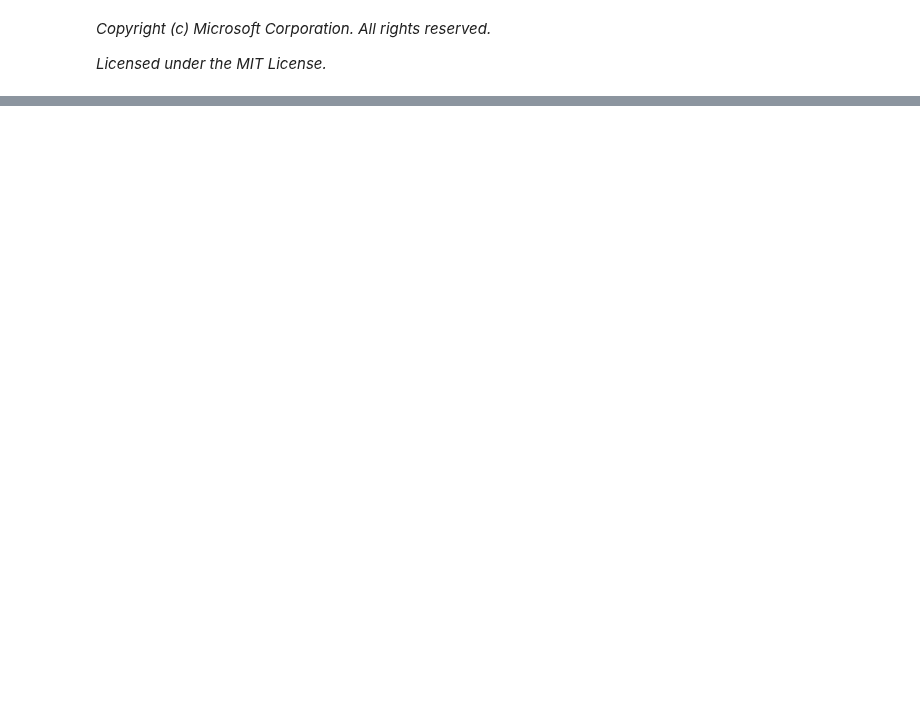
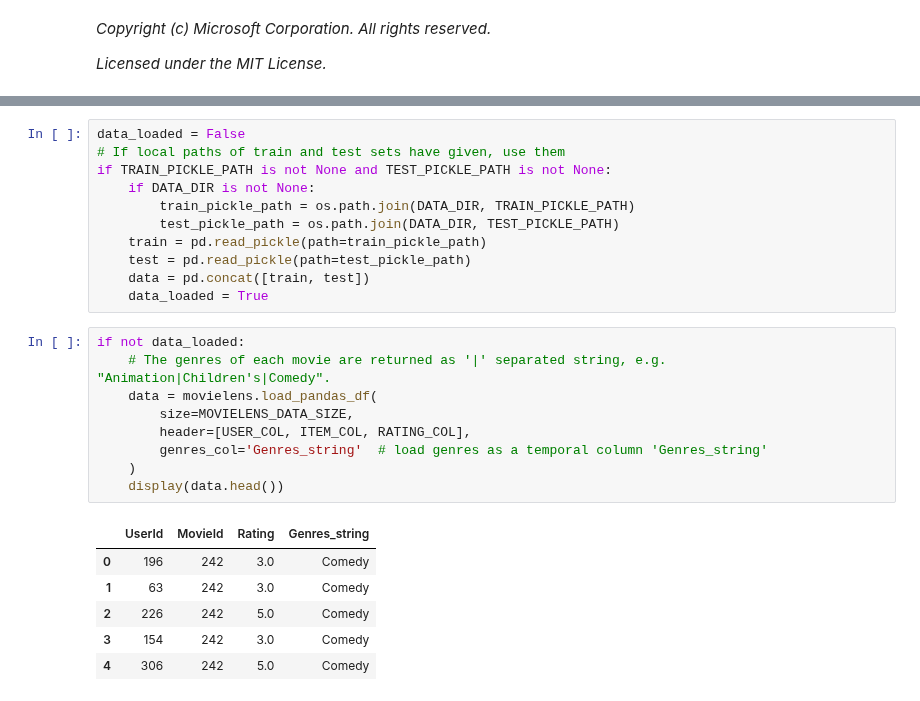
Before and after one commit to recommenders-team/recommenders, a Jupyter notebook: notebooks/00_quick_start/wide_deep_model_movielens.ipynb, the cells around one changed output, grey strips where cells are left out. Drawn from its saved outputs; the diff is of its cells as text; blank space fills up the shorter version.

```diff
--- a/notebooks/00_quick_start/wide_deep_model_movielens.ipynb
+++ b/notebooks/00_quick_start/wide_deep_model_movielens.ipynb
@@ -553,0 +113,27 @@ shutil.rmtree(EXPORT_DIR_BASE)
+# %%
+data_loaded = False
+# If local paths of train and test sets have given, use them
+if TRAIN_PICKLE_PATH is not None and TEST_PICKLE_PATH is not None:
+    if DATA_DIR is not None:
+        train_pickle_path = os.path.join(DATA_DIR, TRAIN_PICKLE_PATH)
+        test_pickle_path = os.path.join(DATA_DIR, TEST_PICKLE_PATH)
+    train = pd.read_pickle(path=train_pickle_path)
+    test = pd.read_pickle(path=test_pickle_path)
+    data = pd.concat([train, test])
+    data_loaded = True
+# %%
+if not data_loaded:
+    # The genres of each movie are returned as '|' separated string, e.g. "Animation|Children's|Comedy".
+    data = movielens.load_pandas_df(
+        size=MOVIELENS_DATA_SIZE,
+        header=[USER_COL, ITEM_COL, RATING_COL],
+        genres_col='Genres_string'  # load genres as a temporal column 'Genres_string'
+    )
+    display(data.head())
+# %% [output]
+|  | UserId | MovieId | Rating | Genres_string |
+| 0 | 196 | 242 | 3.0 | Comedy |
+| 1 | 63 | 242 | 3.0 | Comedy |
+| 2 | 226 | 242 | 5.0 | Comedy |
+| 3 | 154 | 242 | 3.0 | Comedy |
+| 4 | 306 | 242 | 5.0 | Comedy |
```
Also changed, not shown: parts of 59 cells of this notebook, 10 other files.
